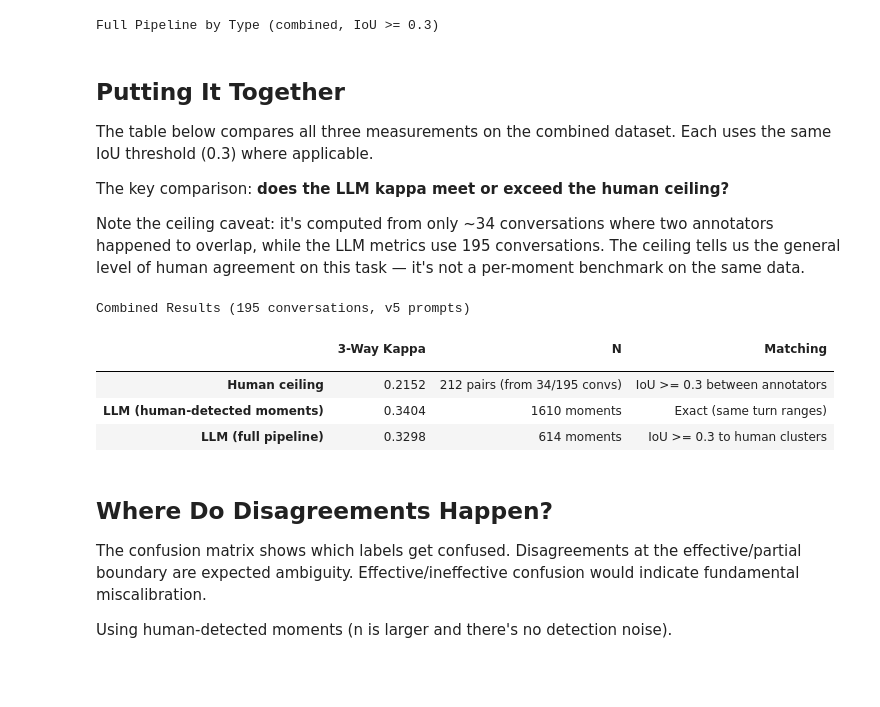
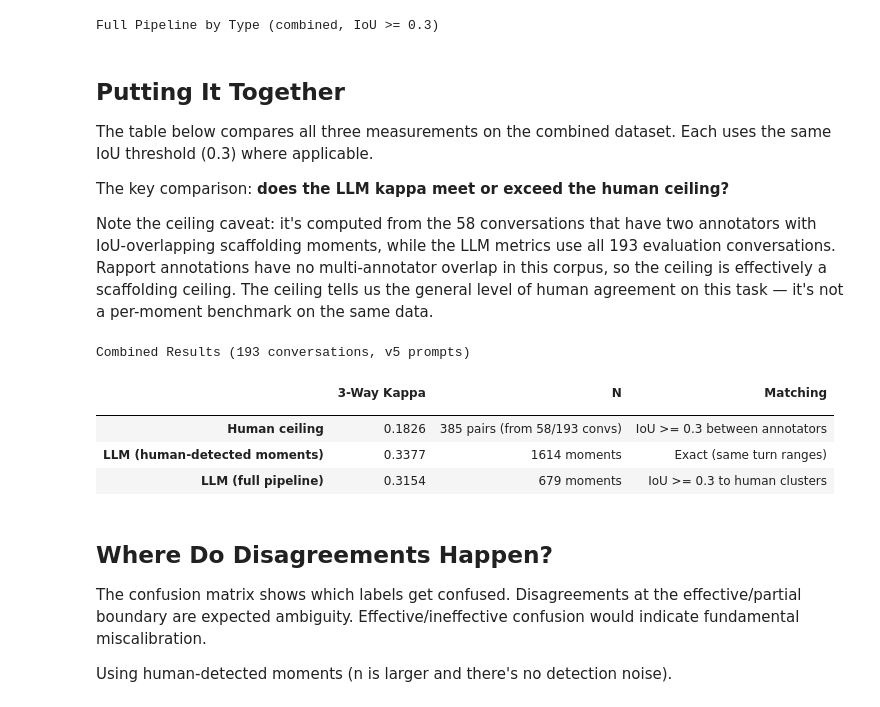
Before and after one commit to allenai/tutorsim, a Jupyter notebook: validation/2_annotation_validation.ipynb, the cells around one changed output. Saved outputs shown, nothing was run; the diff lists cells and outputs as text; code cells hidden in the pictures; blank space fills up the shorter version.

```diff
--- a/validation/2_annotation_validation.ipynb
+++ b/validation/2_annotation_validation.ipynb
@@ -411,12 +413,13 @@ The table below compares all three measurements on the combined dataset. Each us
 
 The key comparison: **does the LLM kappa meet or exceed the human ceiling?**
 
-Note the ceiling caveat: it's computed from only ~34 conversations where two annotators happened to overlap, while the LLM metrics use 195 conversations. The ceiling tells us the general level of human agreement on this task — it's not a per-moment benchmark on the same data.
+Note the ceiling caveat: it's computed from the 58 conversations that have two annotators with IoU-overlapping scaffolding moments, while the LLM metrics use all 193 evaluation conversations. Rapport annotations have no multi-annotator overlap in this corpus, so the ceiling is effectively a scaffolding ceiling. The ceiling tells us the general level of human agreement on this task — it's not a per-moment benchmark on the same data.
 # %%
 # Combined metrics for the summary
 ceil = compute_human_ceiling({'conversations': {
     c: ground_truth['conversations'][c] for c in all_eval_ids
 }})
+_ceil_convs_combined = _count_ceiling_convs(all_eval_ids)
 
 # Human-detected moments combined
 gold_matches = []
@@ -429,39 +432,39 @@ gold_eff = compute_effectiveness_metrics(gold_matches) if gold_matches else {}
 
 # Full pipeline combined
 full_matches = []
 if v5_anns:
     for cid in sorted(all_eval_ids):
         hm = ground_truth['conversations'][cid]['key_moments']
         ht = {m.get('annotation_type') for m in hm}
         llm = [a for a in v5_anns.get(cid, []) if a.get('annotation_type') in ht]
         full_matches.extend(match_for_effectiveness(hm, llm, iou_threshold=IOU))
 full_eff = compute_effectiveness_metrics(full_matches) if full_matches else {}
 
 rows = [
     {'': 'Human ceiling',
      '3-Way Kappa': f"{ceil['three_way_kappa']:.4f}",
-     'N': f"{ceil['overlapping_pairs']} pairs (from 34/195 convs)",
+     'N': f"{ceil['overlapping_pairs']} pairs (from {_ceil_convs_combined}/{len(all_eval_ids)} convs)",
      'Matching': 'IoU >= 0.3 between annotators'},
     {'': 'LLM (human-detected moments)',
      '3-Way Kappa': f"{gold_eff.get('three_way_kappa', 0):.4f}",
      'N': f"{gold_eff.get('total_matched', 0)} moments",
      'Matching': 'Exact (same turn ranges)'},
     {'': 'LLM (full pipeline)',
      '3-Way Kappa': f"{full_eff.get('three_way_kappa', 0):.4f}",
      'N': f"{full_eff.get('total_matched', 0)} moments",
      'Matching': 'IoU >= 0.3 to human clusters'},
 ]
 
 df_summary = pd.DataFrame(rows).set_index('')
-print('Combined Results (195 conversations, v5 prompts)\n')
+print(f'Combined Results ({len(all_eval_ids)} conversations, v5 prompts)\n')
 df_summary
 # %% [output]
-Combined Results (195 conversations, v5 prompts)
+Combined Results (193 conversations, v5 prompts)
 |  | 3-Way Kappa | N | Matching |
 |  |  |  |  |
-| Human ceiling | 0.2152 | 212 pairs (from 34/195 convs) | IoU >= 0.3 between annotators |
-| LLM (human-detected moments) | 0.3404 | 1610 moments | Exact (same turn ranges) |
-| LLM (full pipeline) | 0.3298 | 614 moments | IoU >= 0.3 to human clusters |
+| Human ceiling | 0.1826 | 385 pairs (from 58/193 convs) | IoU >= 0.3 between annotators |
+| LLM (human-detected moments) | 0.3377 | 1614 moments | Exact (same turn ranges) |
+| LLM (full pipeline) | 0.3154 | 679 moments | IoU >= 0.3 to human clusters |
 # %% [markdown]
 ## Where Do Disagreements Happen?
 
```
Also changed, not shown: parts of 8 cells of this notebook, 8 other files.
